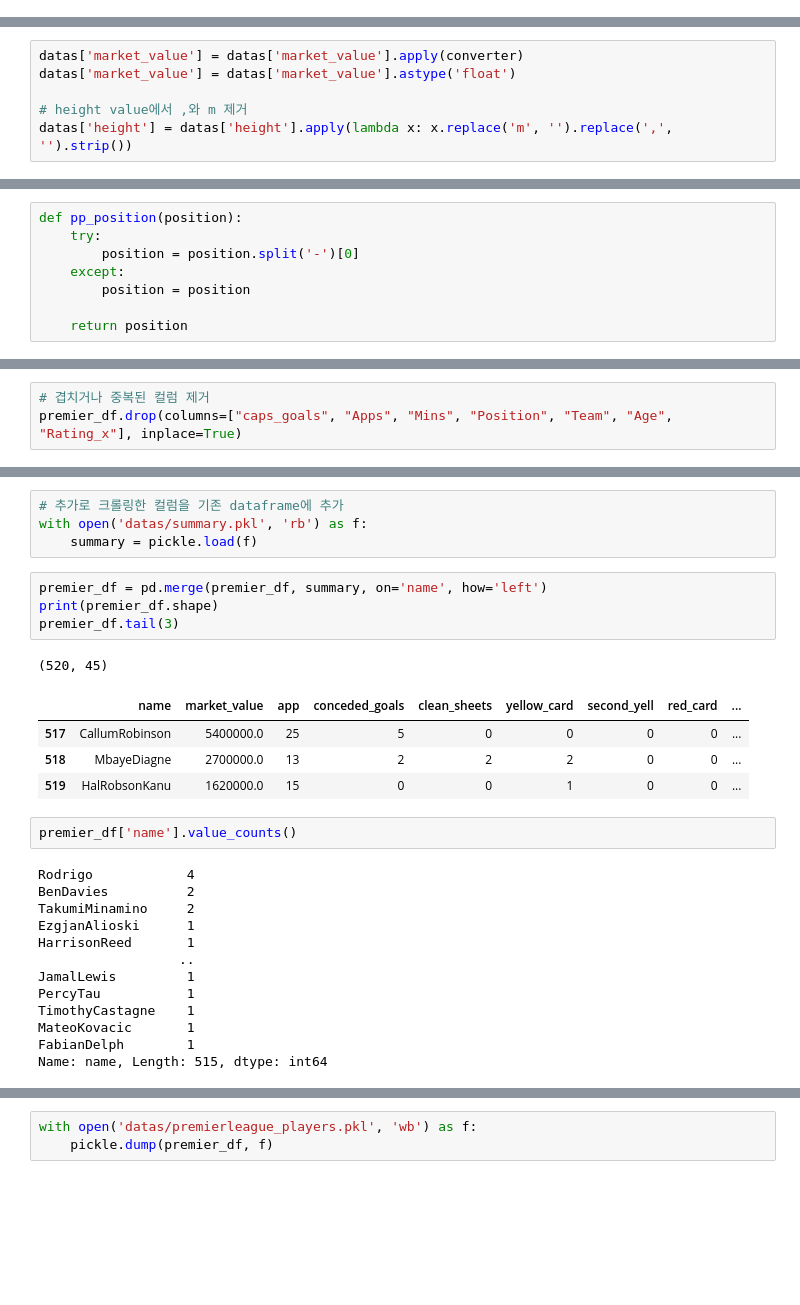
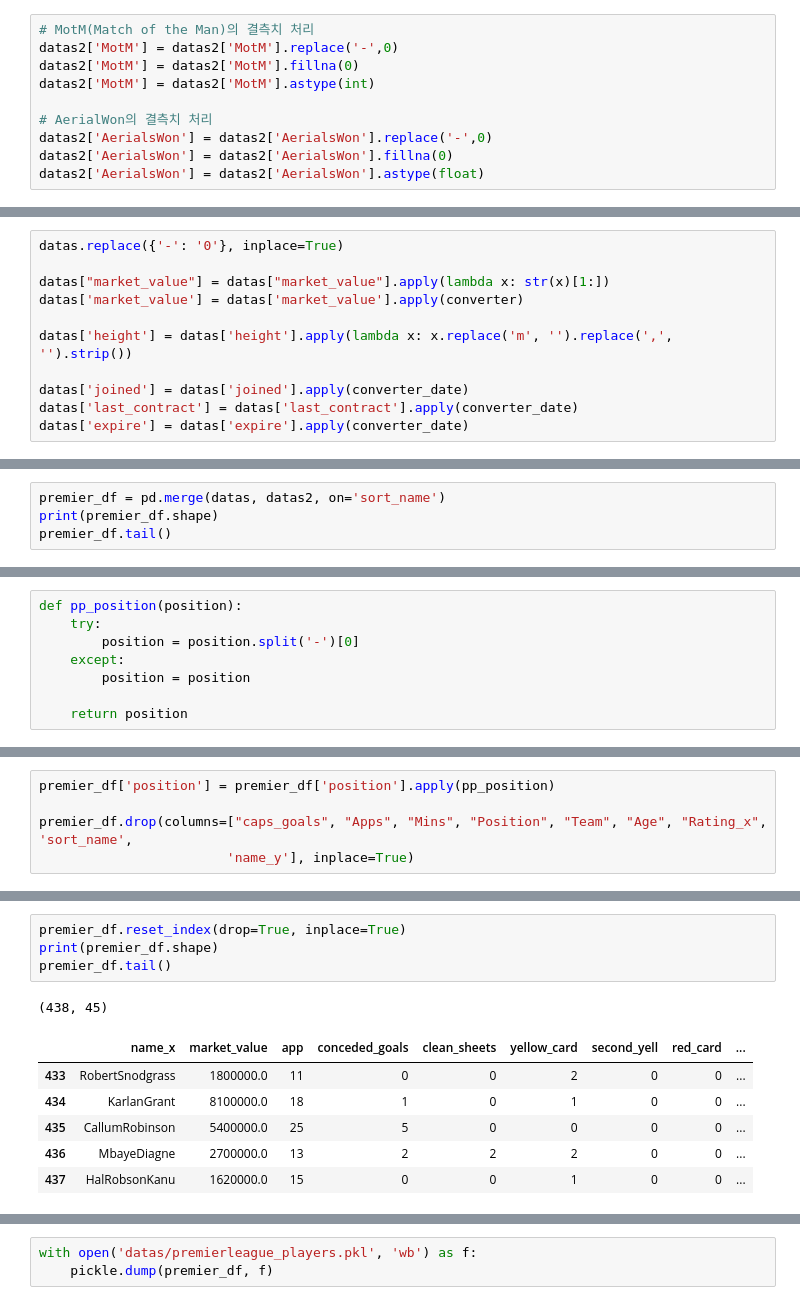
Before and after one commit to dss-17th/reg-repo-8, a Jupyter notebook: aeea_part/preprocessing.ipynb, the cells around one changed output, grey strips where cells are left out. Cells and saved outputs as stored; diff of their text form; blank space fills up the shorter version.

```diff
--- a/aeea_part/preprocessing.ipynb
+++ b/aeea_part/preprocessing.ipynb
@@ -13,0 +148,10 @@ pd.set_option('display.max_columns', None)
+# %%
+# MotM(Match of the Man)의 결측치 처리
+datas2['MotM'] = datas2['MotM'].replace('-',0)
+datas2['MotM'] = datas2['MotM'].fillna(0)
+datas2['MotM'] = datas2['MotM'].astype(int)
+
+# AerialWon의 결측치 처리
+datas2['AerialsWon'] = datas2['AerialsWon'].replace('-',0)
+datas2['AerialsWon'] = datas2['AerialsWon'].fillna(0)
+datas2['AerialsWon'] = datas2['AerialsWon'].astype(float)
@@ -43,6 +261,11 @@ def converter(value):
 # %%
+datas.replace({'-': '0'}, inplace=True)
+
+datas["market_value"] = datas["market_value"].apply(lambda x: str(x)[1:])
 datas['market_value'] = datas['market_value'].apply(converter)
-datas['market_value'] = datas['market_value'].astype('float')
 
-# height value에서 ,와 m 제거
 datas['height'] = datas['height'].apply(lambda x: x.replace('m', '').replace(',', '').strip())
+
+datas['joined'] = datas['joined'].apply(converter_date)
+datas['last_contract'] = datas['last_contract'].apply(converter_date)
+datas['expire'] = datas['expire'].apply(converter_date)
@@ -113,0 +298,4 @@ premier_df.tail(2)
+# %%
+premier_df = pd.merge(datas, datas2, on='sort_name')
+print(premier_df.shape)
+premier_df.tail()
@@ -136,4 +336,6 @@ premier_df['position'] = premier_df['position'].apply(pp_position)
 # %%
-# 겹치거나 중복된 컬럼 제거
-premier_df.drop(columns=["caps_goals", "Apps", "Mins", "Position", "Team", "Age", "Rating_x"], inplace=True)
+premier_df['position'] = premier_df['position'].apply(pp_position)
+
+premier_df.drop(columns=["caps_goals", "Apps", "Mins", "Position", "Team", "Age", "Rating_x", 'sort_name',
+                        'name_y'], inplace=True)
 # %%
@@ -171,29 +351,12 @@ premier_df[premier_df['expire'].isnull()]
-# %%
-# 추가로 크롤링한 컬럼을 기존 dataframe에 추가
-with open('datas/summary.pkl', 'rb') as f:
-    summary = pickle.load(f)
 # %%
-premier_df = pd.merge(premier_df, summary, on='name', how='left')
+premier_df.reset_index(drop=True, inplace=True)
 print(premier_df.shape)
-premier_df.tail(3)
+premier_df.tail()
 # %% [output]
-(520, 45)
+(438, 45)
-|  | name | market_value | app | conceded_goals | clean_sheets | yellow_card | second_yell | red_card | ... |
-| 517 | CallumRobinson | 5400000.0 | 25 | 5 | 0 | 0 | 0 | 0 | ... |
-| 518 | MbayeDiagne | 2700000.0 | 13 | 2 | 2 | 2 | 0 | 0 | ... |
-| 519 | HalRobsonKanu | 1620000.0 | 15 | 0 | 0 | 1 | 0 | 0 | ... |
+|  | name_x | market_value | app | conceded_goals | clean_sheets | yellow_card | second_yell | red_card | ... |
+| 433 | RobertSnodgrass | 1800000.0 | 11 | 0 | 0 | 2 | 0 | 0 | ... |
+| 434 | KarlanGrant | 8100000.0 | 18 | 1 | 0 | 1 | 0 | 0 | ... |
+| 435 | CallumRobinson | 5400000.0 | 25 | 5 | 0 | 0 | 0 | 0 | ... |
+| 436 | MbayeDiagne | 2700000.0 | 13 | 2 | 2 | 2 | 0 | 0 | ... |
+| 437 | HalRobsonKanu | 1620000.0 | 15 | 0 | 0 | 1 | 0 | 0 | ... |
-# %%
-premier_df['name'].value_counts()
-# %% [output]
-Rodrigo            4
-BenDavies          2
-TakumiMinamino     2
-EzgjanAlioski      1
-HarrisonReed       1
-                  ..
-JamalLewis         1
-PercyTau           1
-TimothyCastagne    1
-MateoKovacic       1
-FabianDelph        1
-Name: name, Length: 515, dtype: int64
```
Also changed, not shown: parts of 49 cells of this notebook, 5 other files.
